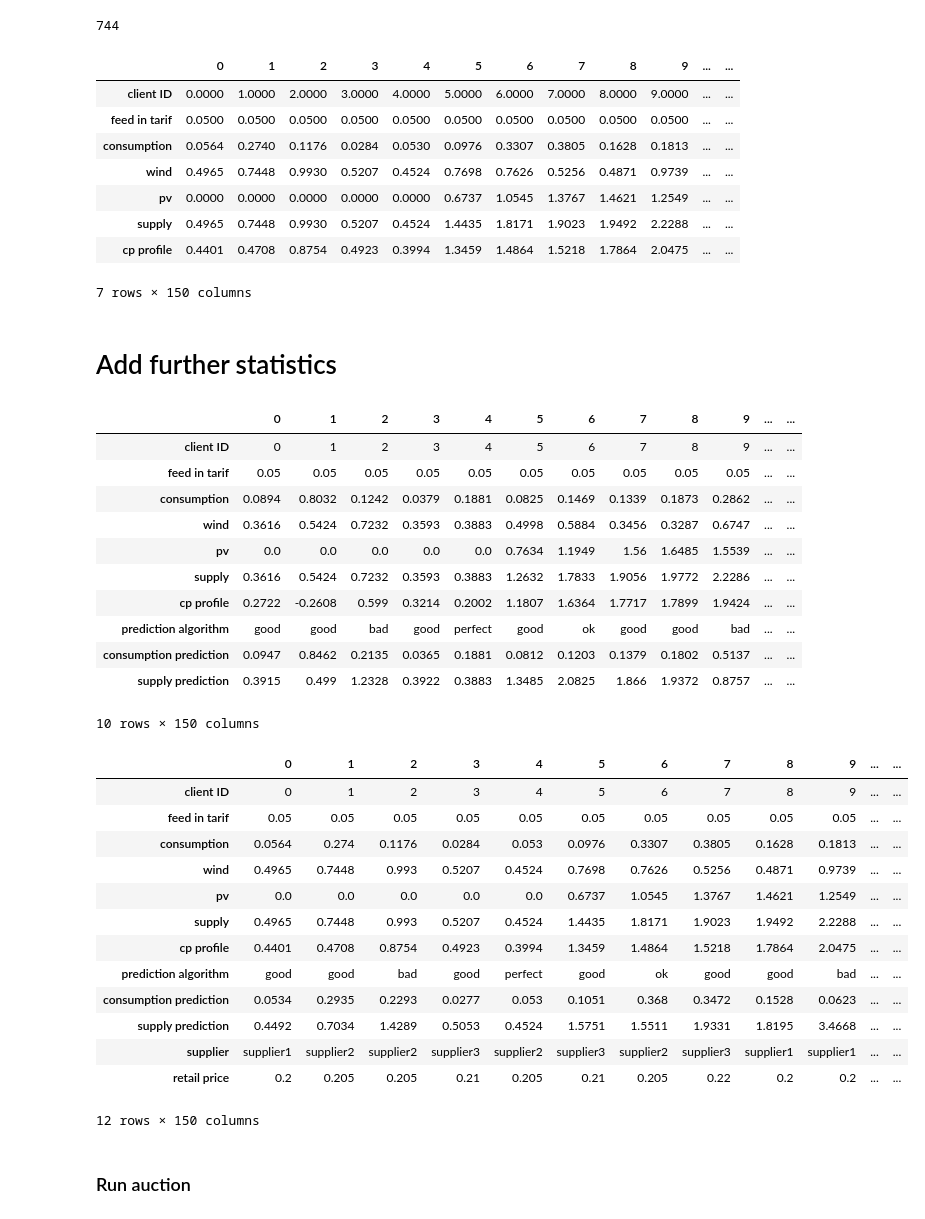
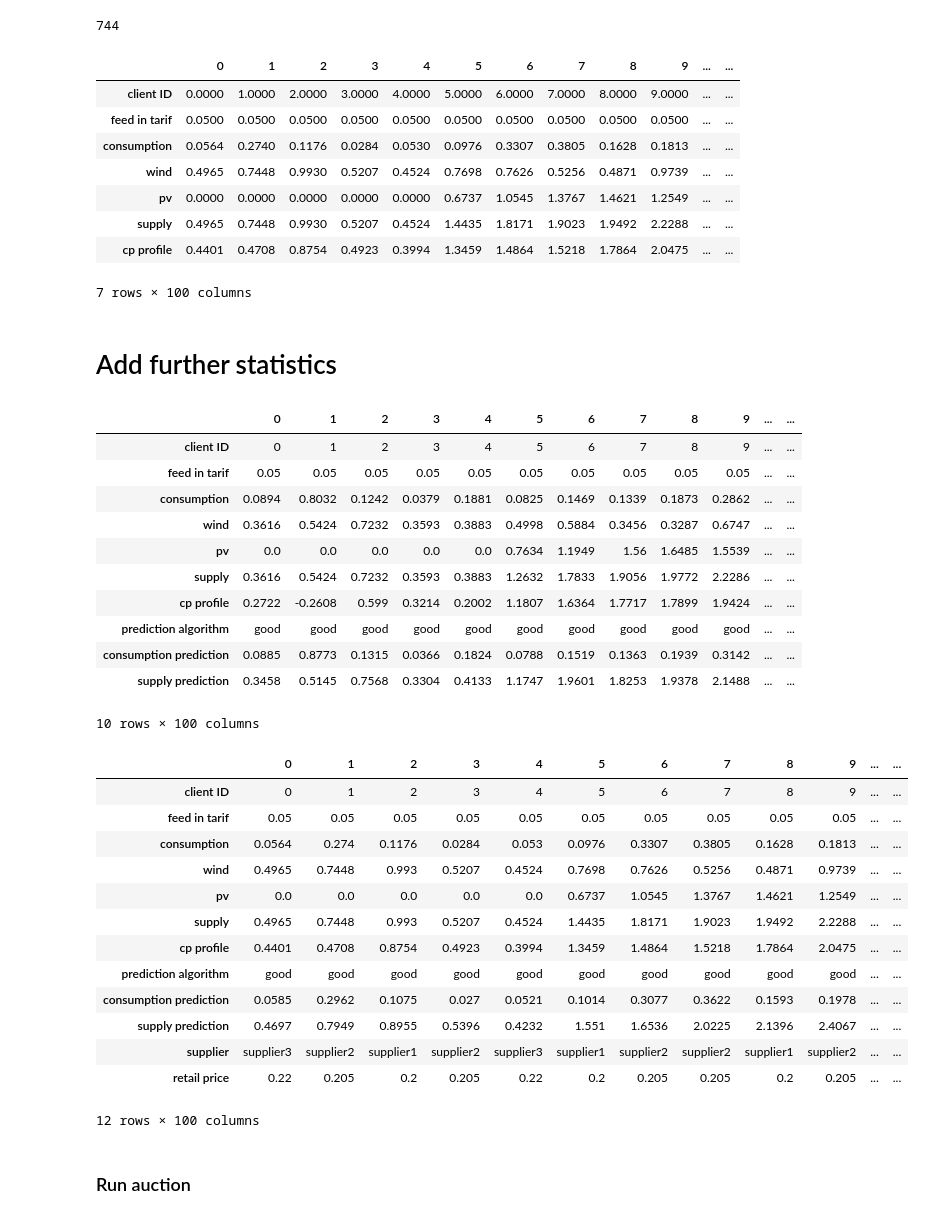
Before and after one commit to erik-3milabs/private-billings-data-generation, a Jupyter notebook: generation.ipynb, the cells around one changed output. Drawn from its saved outputs; the diff is of its cells as text; code cells hidden in the pictures.

```diff
--- a/generation.ipynb
+++ b/generation.ipynb
@@ -17,8 +17,7 @@ import random
 DAYS = 31
 TIMESTEPS_PER_DAY = 24
 TIMESTEPS = DAYS * TIMESTEPS_PER_DAY
-
-HOUSEHOLDS = 150
+HOUSEHOLDS = 100
 
 DECIMAL_PRECISION = 4
 # %% [markdown]
@@ -149,7 +148,7 @@ df
 | pv | 0.0000 | 0.0000 | 0.0000 | 0.0000 | 0.0000 | 0.6737 | 1.0545 | 1.3767 | 1.4621 | 1.2549 | ... | ... |
 | supply | 0.4965 | 0.7448 | 0.9930 | 0.5207 | 0.4524 | 1.4435 | 1.8171 | 1.9023 | 1.9492 | 2.2288 | ... | ... |
 | cp profile | 0.4401 | 0.4708 | 0.8754 | 0.4923 | 0.3994 | 1.3459 | 1.4864 | 1.5218 | 1.7864 | 2.0475 | ... | ... |
-7 rows × 150 columns
+7 rows × 100 columns
 # %% [markdown]
 # Add further statistics
 # %%
@@ -158,6 +157,7 @@ predictions_set =  15 * [("perfect",(0.00, 0.00))] \
                  + 90 * [("good",   (0.01, 0.10))] \
                  + 30 * [("ok",     (0.11, 0.20))] \
                  + 15 * [("bad",    (0.21, 1.00))]
+predictions_set = predictions_set[:HOUSEHOLDS]
 assert len(predictions_set) == HOUSEHOLDS
 random.shuffle(predictions_set)
 
@@ -193,45 +193,46 @@ df
 | pv | 0.0 | 0.0 | 0.0 | 0.0 | 0.0 | 0.7634 | 1.1949 | 1.56 | 1.6485 | 1.5539 | ... | ... |
 | supply | 0.3616 | 0.5424 | 0.7232 | 0.3593 | 0.3883 | 1.2632 | 1.7833 | 1.9056 | 1.9772 | 2.2286 | ... | ... |
 | cp profile | 0.2722 | -0.2608 | 0.599 | 0.3214 | 0.2002 | 1.1807 | 1.6364 | 1.7717 | 1.7899 | 1.9424 | ... | ... |
-| prediction algorithm | good | good | bad | good | perfect | good | ok | good | good | bad | ... | ... |
-| consumption prediction | 0.0947 | 0.8462 | 0.2135 | 0.0365 | 0.1881 | 0.0812 | 0.1203 | 0.1379 | 0.1802 | 0.5137 | ... | ... |
-| supply prediction | 0.3915 | 0.499 | 1.2328 | 0.3922 | 0.3883 | 1.3485 | 2.0825 | 1.866 | 1.9372 | 0.8757 | ... | ... |
+| prediction algorithm | good | good | good | good | good | good | good | good | good | good | ... | ... |
+| consumption prediction | 0.0885 | 0.8773 | 0.1315 | 0.0366 | 0.1824 | 0.0788 | 0.1519 | 0.1363 | 0.1939 | 0.3142 | ... | ... |
+| supply prediction | 0.3458 | 0.5145 | 0.7568 | 0.3304 | 0.4133 | 1.1747 | 1.9601 | 1.8253 | 1.9378 | 2.1488 | ... | ... |
-10 rows × 150 columns
+10 rows × 100 columns
 # %%
 # Add supplier information
 # Generate random supplier information
 supplier_info_set =  45 * [("supplier1", 0.200)] \
                    + 45 * [("supplier2", 0.205)] \
                    + 30 * [("supplier3", 0.210)] \
                    + 15 * [("supplier4", 0.215)] \
                    + 15 * [("supplier3", 0.220)]
 random.shuffle(supplier_info_set)
+supplier_info_set = supplier_info_set[:HOUSEHOLDS]
 assert len(supplier_info_set) == HOUSEHOLDS
 
 # Assign a supplier to each consumer
 for ts in data:
     for stats, supplier_info in zip(ts, supplier_info_set):
         supplier, rate = supplier_info
         stats['supplier'] = supplier
         stats['retail price'] = rate
 
 df = pd.DataFrame(data[16]).T
 df
 # %% [output]
 |  | 0 | 1 | 2 | 3 | 4 | 5 | 6 | 7 | 8 | 9 | ... | ... |
 | client ID | 0 | 1 | 2 | 3 | 4 | 5 | 6 | 7 | 8 | 9 | ... | ... |
 | feed in tarif | 0.05 | 0.05 | 0.05 | 0.05 | 0.05 | 0.05 | 0.05 | 0.05 | 0.05 | 0.05 | ... | ... |
 | consumption | 0.0564 | 0.274 | 0.1176 | 0.0284 | 0.053 | 0.0976 | 0.3307 | 0.3805 | 0.1628 | 0.1813 | ... | ... |
 | wind | 0.4965 | 0.7448 | 0.993 | 0.5207 | 0.4524 | 0.7698 | 0.7626 | 0.5256 | 0.4871 | 0.9739 | ... | ... |
 | pv | 0.0 | 0.0 | 0.0 | 0.0 | 0.0 | 0.6737 | 1.0545 | 1.3767 | 1.4621 | 1.2549 | ... | ... |
 | supply | 0.4965 | 0.7448 | 0.993 | 0.5207 | 0.4524 | 1.4435 | 1.8171 | 1.9023 | 1.9492 | 2.2288 | ... | ... |
 | cp profile | 0.4401 | 0.4708 | 0.8754 | 0.4923 | 0.3994 | 1.3459 | 1.4864 | 1.5218 | 1.7864 | 2.0475 | ... | ... |
-| prediction algorithm | good | good | bad | good | perfect | good | ok | good | good | bad | ... | ... |
-| consumption prediction | 0.0534 | 0.2935 | 0.2293 | 0.0277 | 0.053 | 0.1051 | 0.368 | 0.3472 | 0.1528 | 0.0623 | ... | ... |
-| supply prediction | 0.4492 | 0.7034 | 1.4289 | 0.5053 | 0.4524 | 1.5751 | 1.5511 | 1.9331 | 1.8195 | 3.4668 | ... | ... |
-| supplier | supplier1 | supplier2 | supplier2 | supplier3 | supplier2 | supplier3 | supplier2 | supplier3 | supplier1 | supplier1 | ... | ... |
-| retail price | 0.2 | 0.205 | 0.205 | 0.21 | 0.205 | 0.21 | 0.205 | 0.22 | 0.2 | 0.2 | ... | ... |
+| prediction algorithm | good | good | good | good | good | good | good | good | good | good | ... | ... |
+| consumption prediction | 0.0585 | 0.2962 | 0.1075 | 0.027 | 0.0521 | 0.1014 | 0.3077 | 0.3622 | 0.1593 | 0.1978 | ... | ... |
+| supply prediction | 0.4697 | 0.7949 | 0.8955 | 0.5396 | 0.4232 | 1.551 | 1.6536 | 2.0225 | 2.1396 | 2.4067 | ... | ... |
+| supplier | supplier3 | supplier2 | supplier1 | supplier2 | supplier3 | supplier1 | supplier2 | supplier2 | supplier1 | supplier2 | ... | ... |
+| retail price | 0.22 | 0.205 | 0.2 | 0.205 | 0.22 | 0.2 | 0.205 | 0.205 | 0.2 | 0.205 | ... | ... |
-12 rows × 150 columns
+12 rows × 100 columns
 # %% [markdown]
 ### Run auction
 # %%
```
Also changed, not shown: parts of 6 cells of this notebook.
